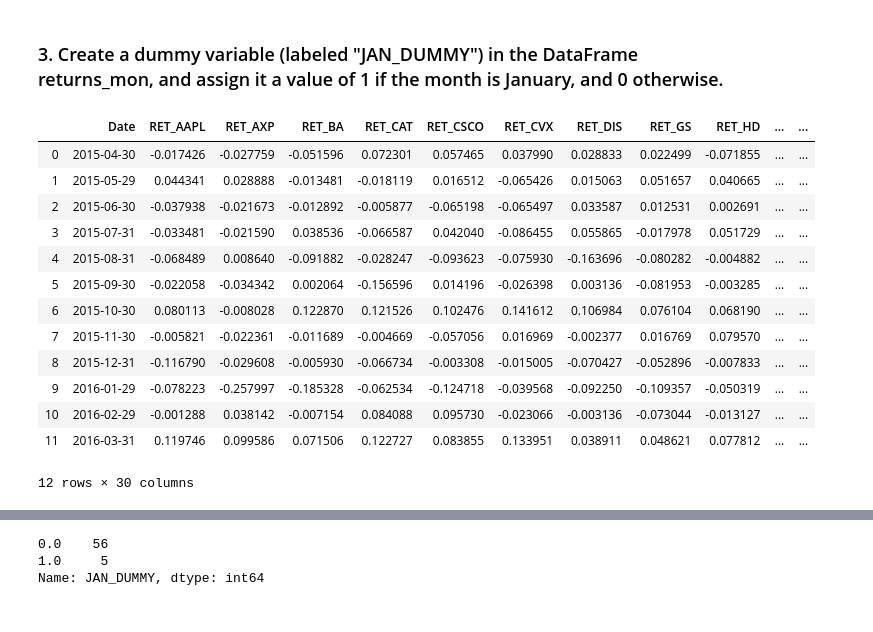
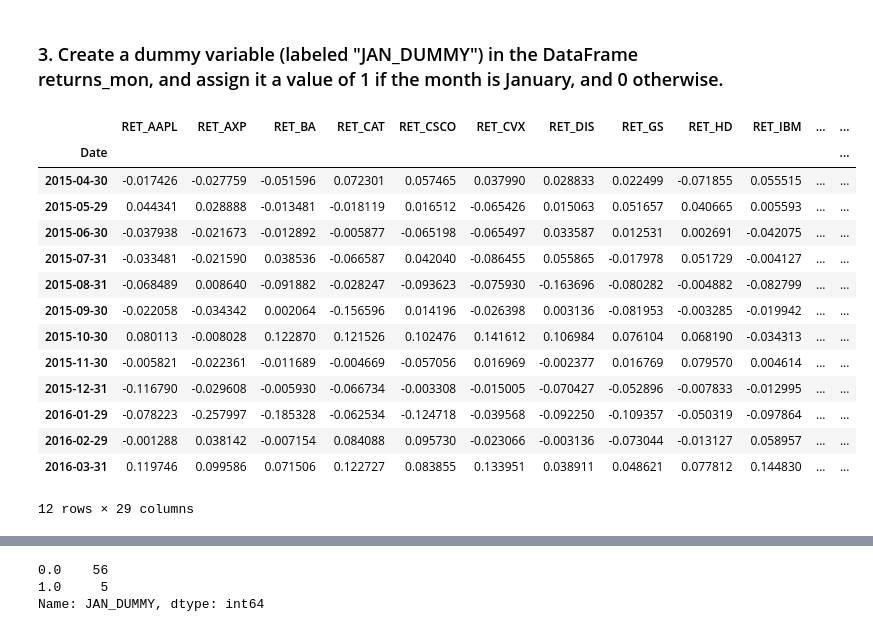
Before and after one commit to MahemaS27/Python_group_assignment, a Jupyter notebook: Group Assignment.ipynb, the cells around one changed output, grey strips where cells are left out. Cells and saved outputs as stored; diff of their text form; code cells hidden in the pictures.

```diff
--- a/Group Assignment.ipynb
+++ b/Group Assignment.ipynb
@@ -82,25 +86,24 @@ returns_mon
 61 rows × 28 columns
 # %% [markdown]
 ### 3. Create a dummy variable (labeled "JAN_DUMMY") in the DataFrame returns_mon, and assign it a value of 1 if the month is January, and 0 otherwise.
-# %%
-returns_mon.reset_index(inplace=True)
 # %%
-returns_mon.loc[returns_mon['Date'].dt.month==1, 'JAN_DUMMY']=1
-returns_mon.loc[returns_mon['Date'].dt.month!=1, 'JAN_DUMMY']=0
+returns_mon.loc[returns_mon.index.month == 1, 'JAN_DUMMY'] = 1
+returns_mon.loc[returns_mon.index.month != 1, 'JAN_DUMMY'] = 0
 
 returns_mon.head(12)
 # %% [output]
-|  | Date | RET_AAPL | RET_AXP | RET_BA | RET_CAT | RET_CSCO | RET_CVX | RET_DIS | RET_GS | RET_HD | ... | ... |
-| 0 | 2015-04-30 | -0.017426 | -0.027759 | -0.051596 | 0.072301 | 0.057465 | 0.037990 | 0.028833 | 0.022499 | -0.071855 | ... | ... |
-| 1 | 2015-05-29 | 0.044341 | 0.028888 | -0.013481 | -0.018119 | 0.016512 | -0.065426 | 0.015063 | 0.051657 | 0.040665 | ... | ... |
-| 2 | 2015-06-30 | -0.037938 | -0.021673 | -0.012892 | -0.005877 | -0.065198 | -0.065497 | 0.033587 | 0.012531 | 0.002691 | ... | ... |
-| 3 | 2015-07-31 | -0.033481 | -0.021590 | 0.038536 | -0.066587 | 0.042040 | -0.086455 | 0.055865 | -0.017978 | 0.051729 | ... | ... |
-| 4 | 2015-08-31 | -0.068489 | 0.008640 | -0.091882 | -0.028247 | -0.093623 | -0.075930 | -0.163696 | -0.080282 | -0.004882 | ... | ... |
-| 5 | 2015-09-30 | -0.022058 | -0.034342 | 0.002064 | -0.156596 | 0.014196 | -0.026398 | 0.003136 | -0.081953 | -0.003285 | ... | ... |
-| 6 | 2015-10-30 | 0.080113 | -0.008028 | 0.122870 | 0.121526 | 0.102476 | 0.141612 | 0.106984 | 0.076104 | 0.068190 | ... | ... |
-| 7 | 2015-11-30 | -0.005821 | -0.022361 | -0.011689 | -0.004669 | -0.057056 | 0.016969 | -0.002377 | 0.016769 | 0.079570 | ... | ... |
-| 8 | 2015-12-31 | -0.116790 | -0.029608 | -0.005930 | -0.066734 | -0.003308 | -0.015005 | -0.070427 | -0.052896 | -0.007833 | ... | ... |
-| 9 | 2016-01-29 | -0.078223 | -0.257997 | -0.185328 | -0.062534 | -0.124718 | -0.039568 | -0.092250 | -0.109357 | -0.050319 | ... | ... |
-| 10 | 2016-02-29 | -0.001288 | 0.038142 | -0.007154 | 0.084088 | 0.095730 | -0.023066 | -0.003136 | -0.073044 | -0.013127 | ... | ... |
-| 11 | 2016-03-31 | 0.119746 | 0.099586 | 0.071506 | 0.122727 | 0.083855 | 0.133951 | 0.038911 | 0.048621 | 0.077812 | ... | ... |
+|  | RET_AAPL | RET_AXP | RET_BA | RET_CAT | RET_CSCO | RET_CVX | RET_DIS | RET_GS | RET_HD | RET_IBM | ... | ... |
+| Date |  |  |  |  |  |  |  |  |  |  |  | ... |
+| 2015-04-30 | -0.017426 | -0.027759 | -0.051596 | 0.072301 | 0.057465 | 0.037990 | 0.028833 | 0.022499 | -0.071855 | 0.055515 | ... | ... |
+| 2015-05-29 | 0.044341 | 0.028888 | -0.013481 | -0.018119 | 0.016512 | -0.065426 | 0.015063 | 0.051657 | 0.040665 | 0.005593 | ... | ... |
+| 2015-06-30 | -0.037938 | -0.021673 | -0.012892 | -0.005877 | -0.065198 | -0.065497 | 0.033587 | 0.012531 | 0.002691 | -0.042075 | ... | ... |
+| 2015-07-31 | -0.033481 | -0.021590 | 0.038536 | -0.066587 | 0.042040 | -0.086455 | 0.055865 | -0.017978 | 0.051729 | -0.004127 | ... | ... |
+| 2015-08-31 | -0.068489 | 0.008640 | -0.091882 | -0.028247 | -0.093623 | -0.075930 | -0.163696 | -0.080282 | -0.004882 | -0.082799 | ... | ... |
+| 2015-09-30 | -0.022058 | -0.034342 | 0.002064 | -0.156596 | 0.014196 | -0.026398 | 0.003136 | -0.081953 | -0.003285 | -0.019942 | ... | ... |
+| 2015-10-30 | 0.080113 | -0.008028 | 0.122870 | 0.121526 | 0.102476 | 0.141612 | 0.106984 | 0.076104 | 0.068190 | -0.034313 | ... | ... |
+| 2015-11-30 | -0.005821 | -0.022361 | -0.011689 | -0.004669 | -0.057056 | 0.016969 | -0.002377 | 0.016769 | 0.079570 | 0.004614 | ... | ... |
+| 2015-12-31 | -0.116790 | -0.029608 | -0.005930 | -0.066734 | -0.003308 | -0.015005 | -0.070427 | -0.052896 | -0.007833 | -0.012995 | ... | ... |
+| 2016-01-29 | -0.078223 | -0.257997 | -0.185328 | -0.062534 | -0.124718 | -0.039568 | -0.092250 | -0.109357 | -0.050319 | -0.097864 | ... | ... |
+| 2016-02-29 | -0.001288 | 0.038142 | -0.007154 | 0.084088 | 0.095730 | -0.023066 | -0.003136 | -0.073044 | -0.013127 | 0.058957 | ... | ... |
+| 2016-03-31 | 0.119746 | 0.099586 | 0.071506 | 0.122727 | 0.083855 | 0.133951 | 0.038911 | 0.048621 | 0.077812 | 0.144830 | ... | ... |
-12 rows × 30 columns
+12 rows × 29 columns
```
Also changed, not shown: parts of 13 cells of this notebook.
